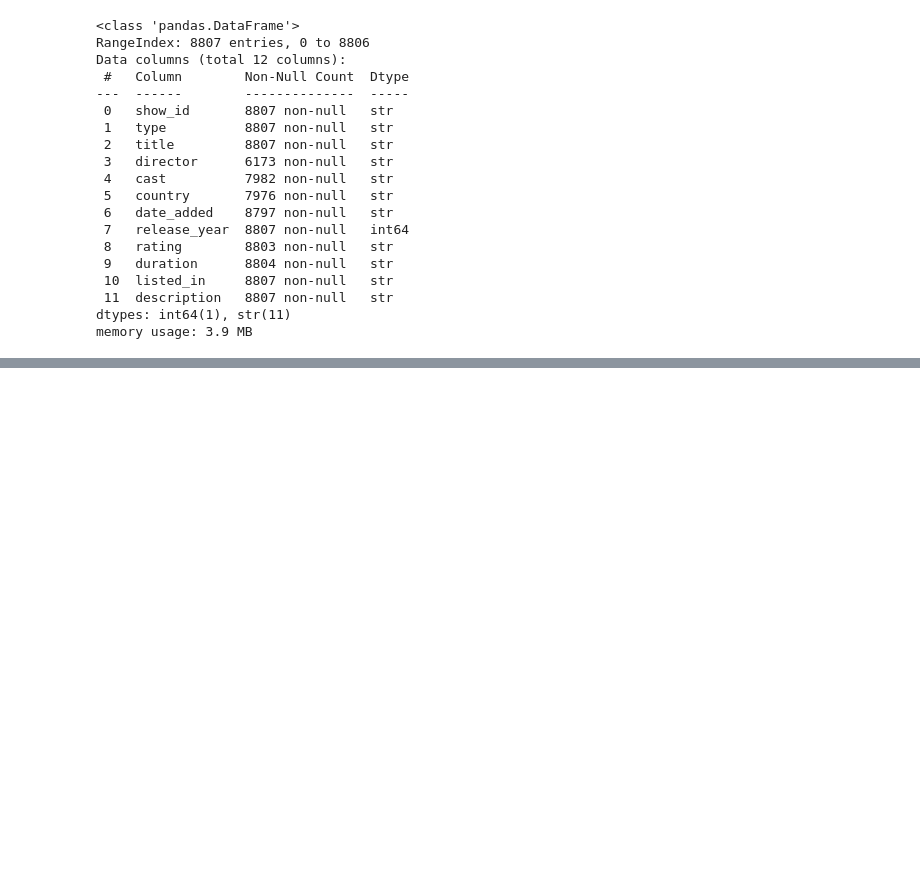
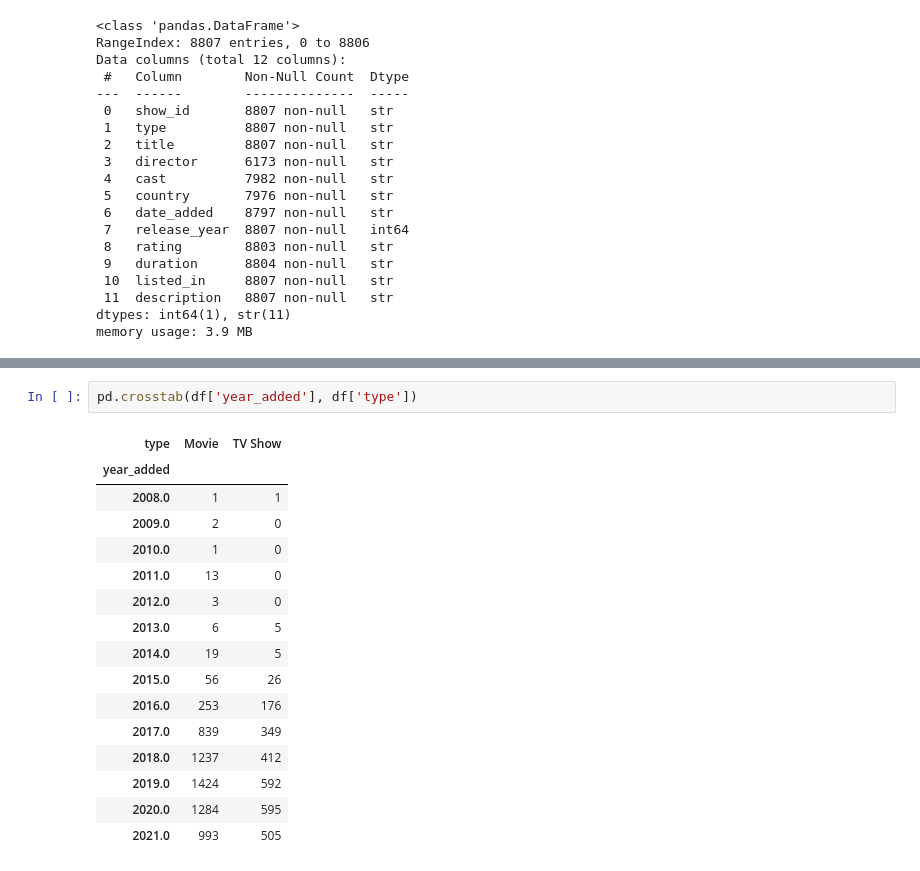
Before and after one commit to AbdallahAlaa-dot/EDA, a Jupyter notebook: Netflix.ipynb, the cells around one changed output, grey strips where cells are left out. Cells and saved outputs as stored; diff of their text form; blank space fills up the shorter version.

```diff
--- a/Netflix.ipynb
+++ b/Netflix.ipynb
@@ -54,0 +147,19 @@ memory usage: 3.9 MB
+# %%
+pd.crosstab(df['year_added'], df['type'])
+# %% [output]
+| type | Movie | TV Show |
+| year_added |  |  |
+| 2008.0 | 1 | 1 |
+| 2009.0 | 2 | 0 |
+| 2010.0 | 1 | 0 |
+| 2011.0 | 13 | 0 |
+| 2012.0 | 3 | 0 |
+| 2013.0 | 6 | 5 |
+| 2014.0 | 19 | 5 |
+| 2015.0 | 56 | 26 |
+| 2016.0 | 253 | 176 |
+| 2017.0 | 839 | 349 |
+| 2018.0 | 1237 | 412 |
+| 2019.0 | 1424 | 592 |
+| 2020.0 | 1284 | 595 |
+| 2021.0 | 993 | 505 |
```
Also changed, not shown: parts of 15 cells of this notebook.
